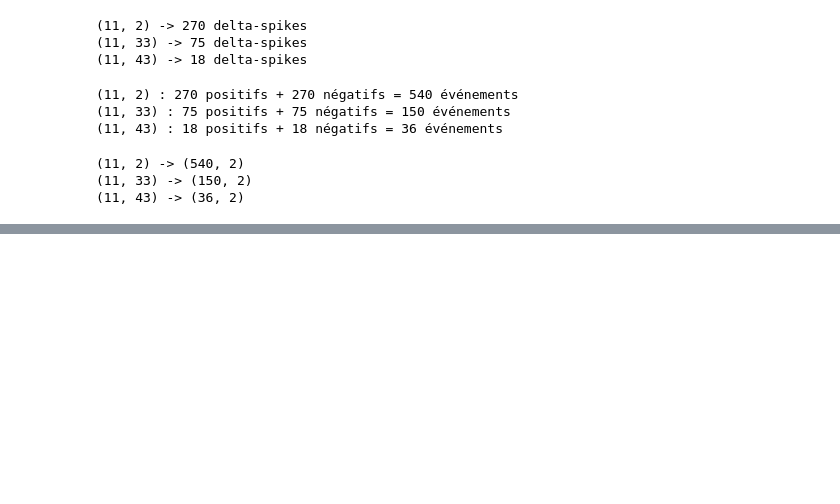
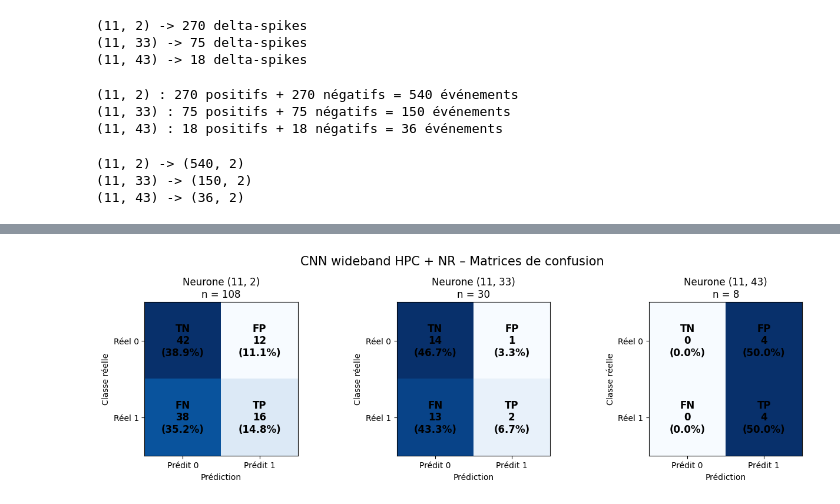
Before and after one commit to laura-marin3/Projet_final, a Jupyter notebook: scripts/Projet.ipynb, the cells around one changed output, grey strips where cells are left out. Cells and saved outputs as stored; diff of their text form; code cells hidden in the pictures; blank space fills up the shorter version.

```diff
--- a/scripts/Projet.ipynb
+++ b/scripts/Projet.ipynb
@@ -3444,0 +4156,14 @@ print(data_112[0].shape)
+# %%
+for unit in selected_units:
+
+    y_true = wideband_results[unit]["y_test"]
+    y_score = wideband_results[unit]["y_pred"]
+    y_class = (y_score >= 0.5).astype(int)
+
+    print("\nNeurone", unit)
+    print("n test :", len(y_true))
+    print("AP      :", round(average_precision_score(y_true, y_score), 3))
+    print("ROC-AUC :", round(roc_auc_score(y_true, y_score), 3))
+    print("Accuracy:", round(accuracy_score(y_true, y_class), 3))
+    print("Precision:", round(precision_score(y_true, y_class), 3))
+    print("Recall  :", round(recall_score(y_true, y_class), 3))
@@ -3444,0 +4188,55 @@ print(data_112[0].shape)
+# %%
+fig, axes = plt.subplots(1, 3, figsize=(13, 4))
+
+for ax, unit in zip(axes, selected_units):
+
+    y_true = wideband_results[unit]["y_test"]
+    y_score = wideband_results[unit]["y_pred"]
+    y_pred = (y_score >= 0.5).astype(int)
+
+    cm = confusion_matrix(y_true, y_pred)
+
+    # Pourcentages sur l'ensemble du test
+    cm_pct = cm / cm.sum() * 100
+
+    ax.imshow(cm, cmap="Blues")
+
+    labels = [
+        ["TN", "FP"],
+        ["FN", "TP"]
+    ]
+
+    for i in range(2):
+        for j in range(2):
+            ax.text(
+                j, i,
+                f"{labels[i][j]}\n{cm[i,j]}\n({cm_pct[i,j]:.1f}%)",
+                ha="center",
+                va="center",
+                fontsize=12,
+                fontweight="bold"
+            )
+
+    ax.set_xticks([0, 1])
+    ax.set_xticklabels(["Prédit 0", "Prédit 1"])
+
+    ax.set_yticks([0, 1])
+    ax.set_yticklabels(["Réel 0", "Réel 1"])
+
+    ax.set_title(
+        f"Neurone {unit}\n"
+        f"n = {len(y_true)}"
+    )
+
+    ax.set_xlabel("Prédiction")
+    ax.set_ylabel("Classe réelle")
+
+plt.suptitle(
+    "CNN wideband HPC + NR – Matrices de confusion",
+    fontsize=15
+)
+
+plt.tight_layout()
+plt.show()
+# %% [output]
+[figure, added]
```
Also changed, not shown: parts of 68 cells of this notebook, 6 other files.
